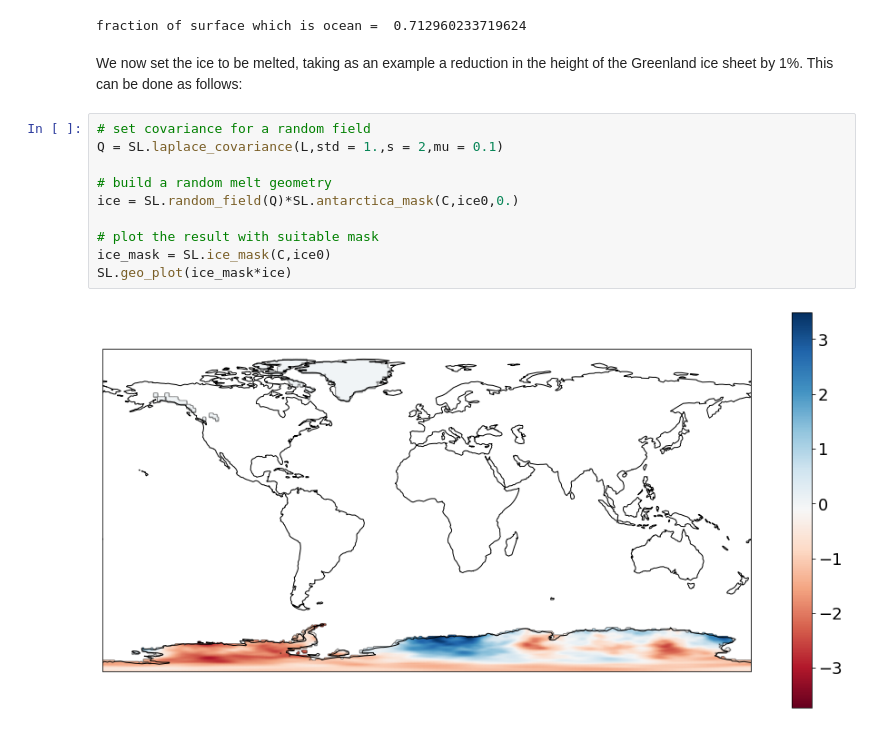
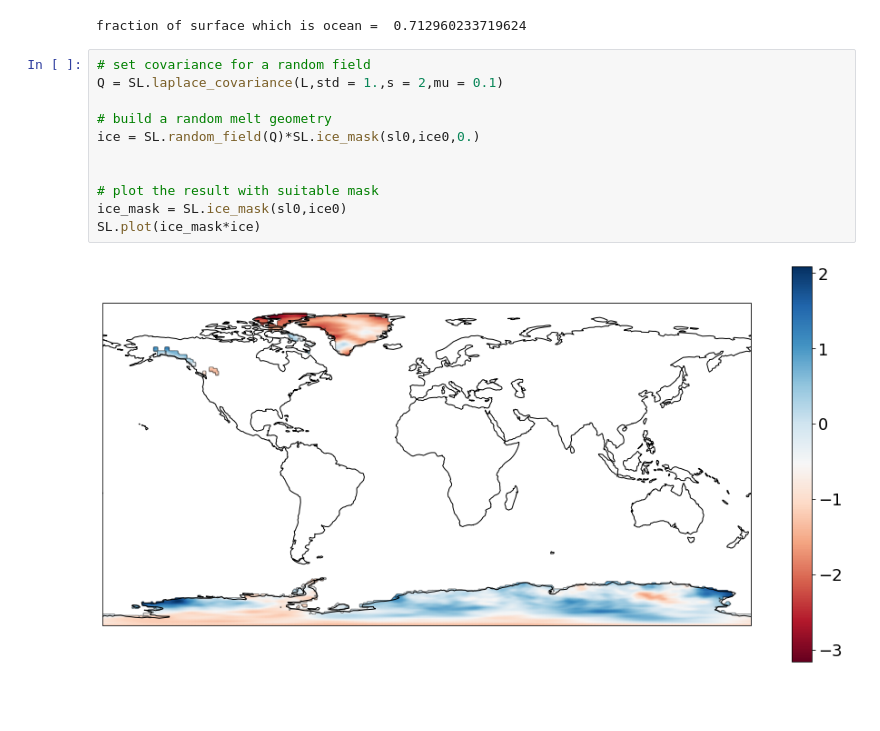
Before and after one commit to da380/SLReciprocityGJI, a Jupyter notebook: SL.ipynb, the cells around one changed output. Saved outputs shown, nothing was run; the diff lists cells and outputs as text; blank space fills up the shorter version.

```diff
--- a/SL_forward.ipynb
+++ b/SL.ipynb
@@ -49,17 +30,16 @@ A_earth = 4*pi*SL.b**2
 print('fraction of surface which is ocean = ',A/A_earth)
 # %% [output]
 fraction of surface which is ocean =  0.712960233719624
-# %% [markdown]
-We now set the ice to be melted, taking as an example a reduction in the height of the Greenland ice sheet by 1%. This can be done as follows:
 # %%
 # set covariance for a random field
 Q = SL.laplace_covariance(L,std = 1.,s = 2,mu = 0.1)
 
 # build a random melt geometry
-ice = SL.random_field(Q)*SL.antarctica_mask(C,ice0,0.)
+ice = SL.random_field(Q)*SL.ice_mask(sl0,ice0,0.)
+
 
 # plot the result with suitable mask
-ice_mask = SL.ice_mask(C,ice0)
-SL.geo_plot(ice_mask*ice)
+ice_mask = SL.ice_mask(sl0,ice0)
+SL.plot(ice_mask*ice)
 # %% [output]
-[figure, old version]
+[figure, new version]
```
Also changed, not shown: parts of 8 cells of this notebook, 6 other files.
